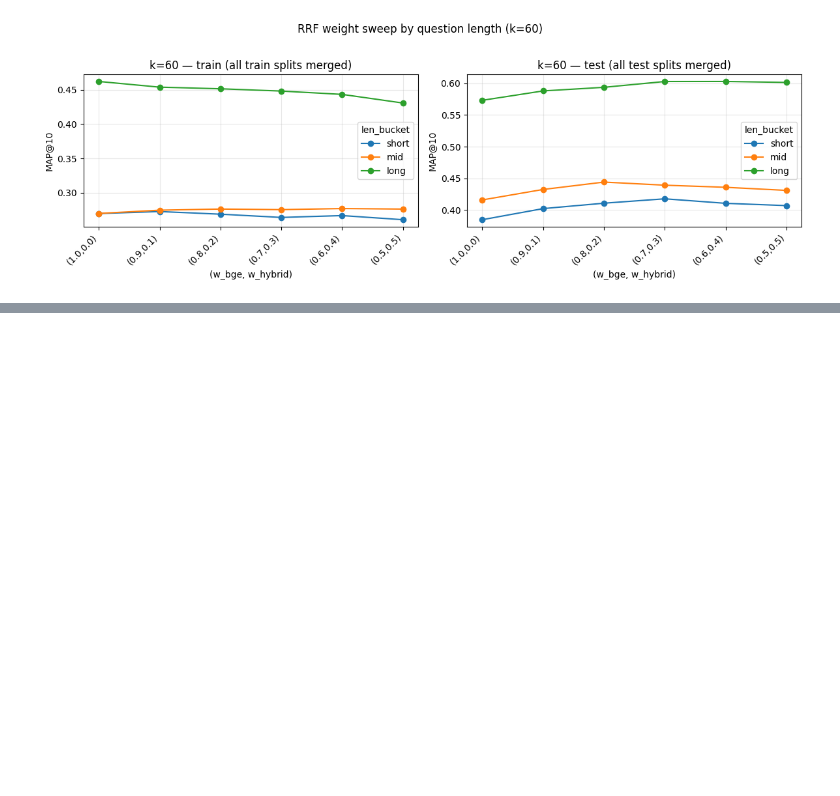
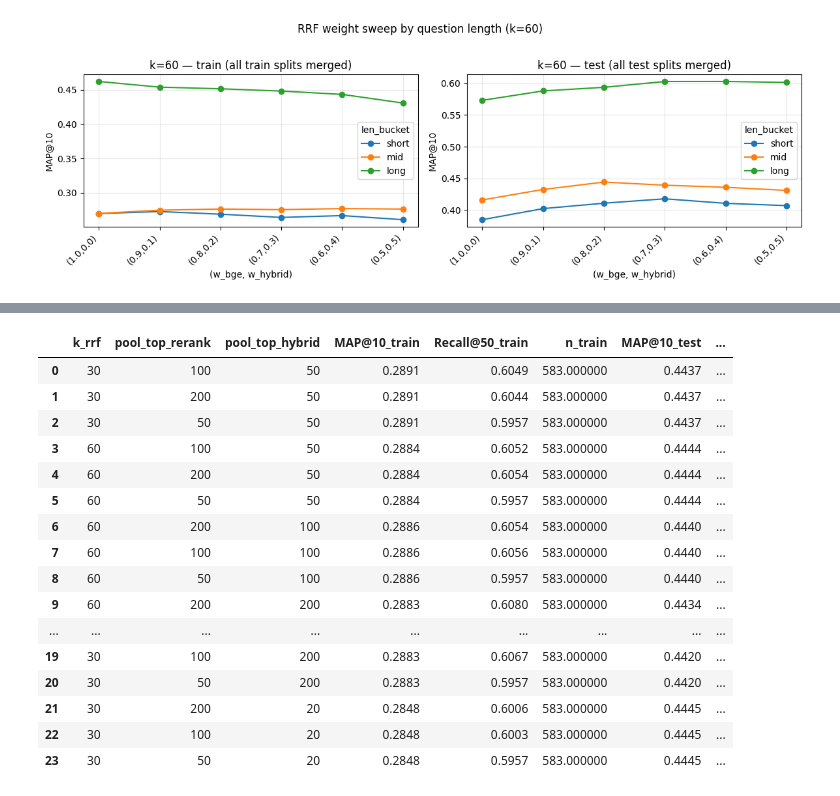
Before and after one commit to fulaibaowang/BioASQ, a Jupyter notebook: notebooks/analyze_workflow_results.ipynb, the cells around one changed output, grey strips where cells are left out. Cells and saved outputs as stored; diff of their text form; code cells hidden in the pictures; blank space fills up the shorter version.

```diff
--- a/notebooks/analyze_workflow_results.ipynb
+++ b/notebooks/analyze_workflow_results.ipynb
@@ -1598,0 +1725,63 @@ MAP@10 by (role, length bucket, weight); k=60, train and test merged separately
+# %%
+# Aggregate train and test separately (query-weighted average across splits within each role)
+train_sweep = sweep_df[sweep_df["role"] == "train"].copy()
+train_agg = train_sweep.groupby(
+    ["k_rrf", "pool_top_rerank", "pool_top_hybrid"]
+).apply(
+    lambda g: pd.Series({
+        "MAP@10_train": np.average(g["MAP@10"], weights=g["n_queries"]),
+        "Recall@50_train": np.average(g["Recall@50"], weights=g["n_queries"]),
+        "n_train": int(g["n_queries"].sum()),
+    })
+).reset_index()
+
+test_sweep = sweep_df[sweep_df["role"] == "test"].copy()
+test_agg = test_sweep.groupby(
+    ["k_rrf", "pool_top_rerank", "pool_top_hybrid"]
+).apply(
+    lambda g: pd.Series({
+        "MAP@10_test": np.average(g["MAP@10"], weights=g["n_queries"]),
+        "Recall@50_test": np.average(g["Recall@50"], weights=g["n_queries"]),
+        "n_test": int(g["n_queries"].sum()),
+    })
+).reset_index()
+
+sweep_summary = train_agg.merge(
+    test_agg, on=["k_rrf", "pool_top_rerank", "pool_top_hybrid"], how="outer"
+)
+sweep_summary["MAP@10_mean"] = (sweep_summary["MAP@10_train"] + sweep_summary["MAP@10_test"]) / 2
+sweep_summary["Recall@50_mean"] = (sweep_summary["Recall@50_train"] + sweep_summary["Recall@50_test"]) / 2
+
+_fmt = {
+    "MAP@10_train": "{:.4f}", "MAP@10_test": "{:.4f}", "MAP@10_mean": "{:.4f}",
+    "Recall@50_train": "{:.4f}", "Recall@50_test": "{:.4f}", "Recall@50_mean": "{:.4f}",
+}
+
+print("=== Sweep results sorted by MAP@10_mean (descending) ===")
+display(
+    sweep_summary.sort_values("MAP@10_mean", ascending=False)
+    .reset_index(drop=True)
+    .style.format(_fmt)
+)
+
+print("\n=== Sweep results sorted by Recall@50_mean (descending) ===")
+display(
+    sweep_summary.sort_values("Recall@50_mean", ascending=False)
+    .reset_index(drop=True)
+    .style.format(_fmt)
+)
+
+# Best configs
+best_map = sweep_summary.loc[sweep_summary["MAP@10_mean"].idxmax()]
+best_recall = sweep_summary.loc[sweep_summary["Recall@50_mean"].idxmax()]
+
+print(f"\nBest by MAP@10_mean:  k_rrf={int(best_map['k_rrf'])}, "
+      f"pool_rerank={int(best_map['pool_top_rerank'])}, pool_hybrid={int(best_map['pool_top_hybrid'])}")
+print(f"  MAP@10  train={best_map['MAP@10_train']:.4f}  test={best_map['MAP@10_test']:.4f}  mean={best_map['MAP@10_mean']:.4f}")
+print(f"  R@50    train={best_map['Recall@50_train']:.4f}  test={best_map['Recall@50_test']:.4f}  mean={best_map['Recall@50_mean']:.4f}")
+
+print(f"\nBest by Recall@50_mean:  k_rrf={int(best_recall['k_rrf'])}, "
+      f"pool_rerank={int(best_recall['pool_top_rerank'])}, pool_hybrid={int(best_recall['pool_top_hybrid'])}")
+print(f"  MAP@10  train={best_recall['MAP@10_train']:.4f}  test={best_recall['MAP@10_test']:.4f}  mean={best_recall['MAP@10_mean']:.4f}")
+print(f"  R@50    train={best_recall['Recall@50_train']:.4f}  test={best_recall['Recall@50_test']:.4f}  mean={best_recall['Recall@50_mean']:.4f}")
+# %% [output]
@@ -1598,0 +1789,17 @@ MAP@10 by (role, length bucket, weight); k=60, train and test merged separately
+|  | k_rrf | pool_top_rerank | pool_top_hybrid | MAP@10_train | Recall@50_train | n_train | MAP@10_test | ... |
+| 0 | 30 | 100 | 50 | 0.2891 | 0.6049 | 583.000000 | 0.4437 | ... |
+| 1 | 30 | 200 | 50 | 0.2891 | 0.6044 | 583.000000 | 0.4437 | ... |
+| 2 | 30 | 50 | 50 | 0.2891 | 0.5957 | 583.000000 | 0.4437 | ... |
+| 3 | 60 | 100 | 50 | 0.2884 | 0.6052 | 583.000000 | 0.4444 | ... |
+| 4 | 60 | 200 | 50 | 0.2884 | 0.6054 | 583.000000 | 0.4444 | ... |
+| 5 | 60 | 50 | 50 | 0.2884 | 0.5957 | 583.000000 | 0.4444 | ... |
+| 6 | 60 | 200 | 100 | 0.2886 | 0.6054 | 583.000000 | 0.4440 | ... |
+| 7 | 60 | 100 | 100 | 0.2886 | 0.6056 | 583.000000 | 0.4440 | ... |
+| 8 | 60 | 50 | 100 | 0.2886 | 0.5957 | 583.000000 | 0.4440 | ... |
+| 9 | 60 | 200 | 200 | 0.2883 | 0.6080 | 583.000000 | 0.4434 | ... |
+| ... | ... | ... | ... | ... | ... | ... | ... | ... |
+| 19 | 30 | 100 | 200 | 0.2883 | 0.6067 | 583.000000 | 0.4420 | ... |
+| 20 | 30 | 50 | 200 | 0.2883 | 0.5957 | 583.000000 | 0.4420 | ... |
+| 21 | 30 | 200 | 20 | 0.2848 | 0.6006 | 583.000000 | 0.4445 | ... |
+| 22 | 30 | 100 | 20 | 0.2848 | 0.6003 | 583.000000 | 0.4445 | ... |
+| 23 | 30 | 50 | 20 | 0.2848 | 0.5957 | 583.000000 | 0.4445 | ... |
```
Also changed, not shown: parts of 7 cells of this notebook, 1 other file.
